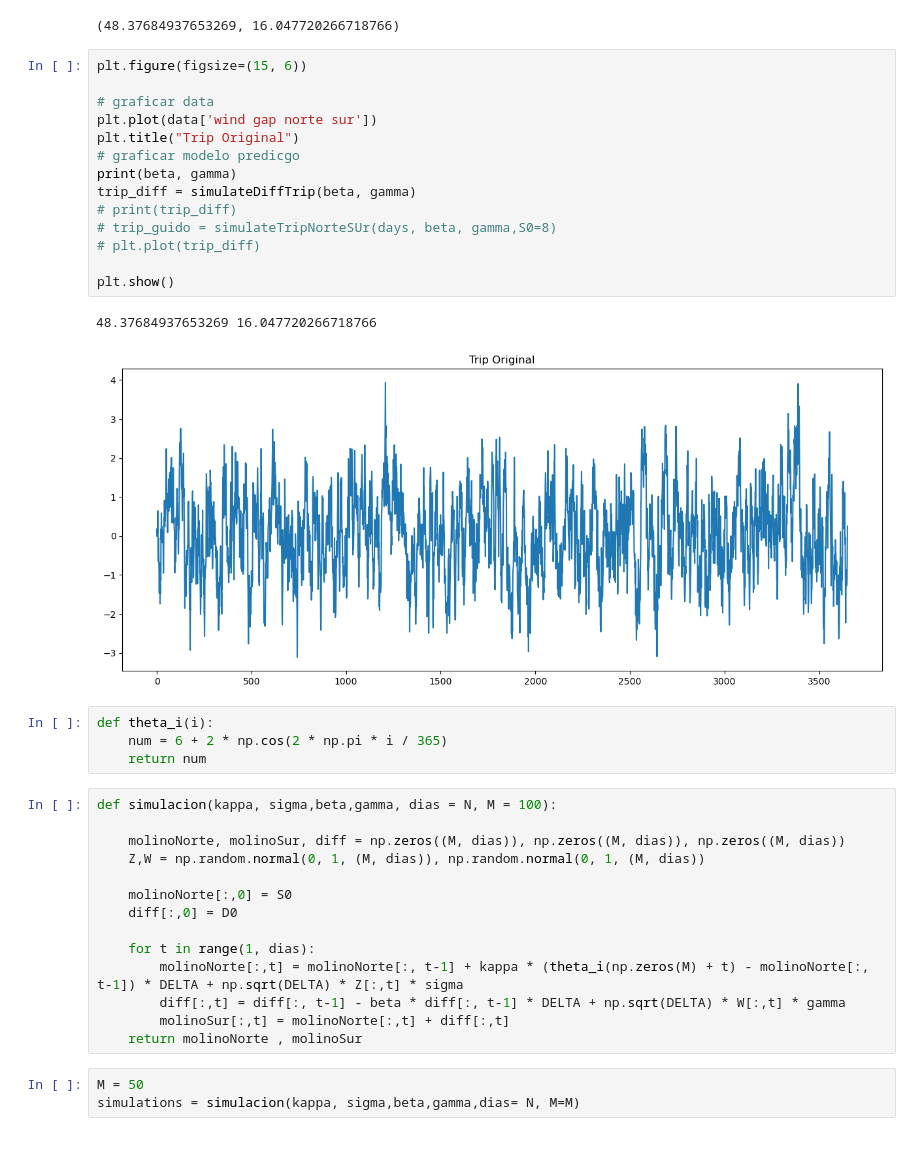
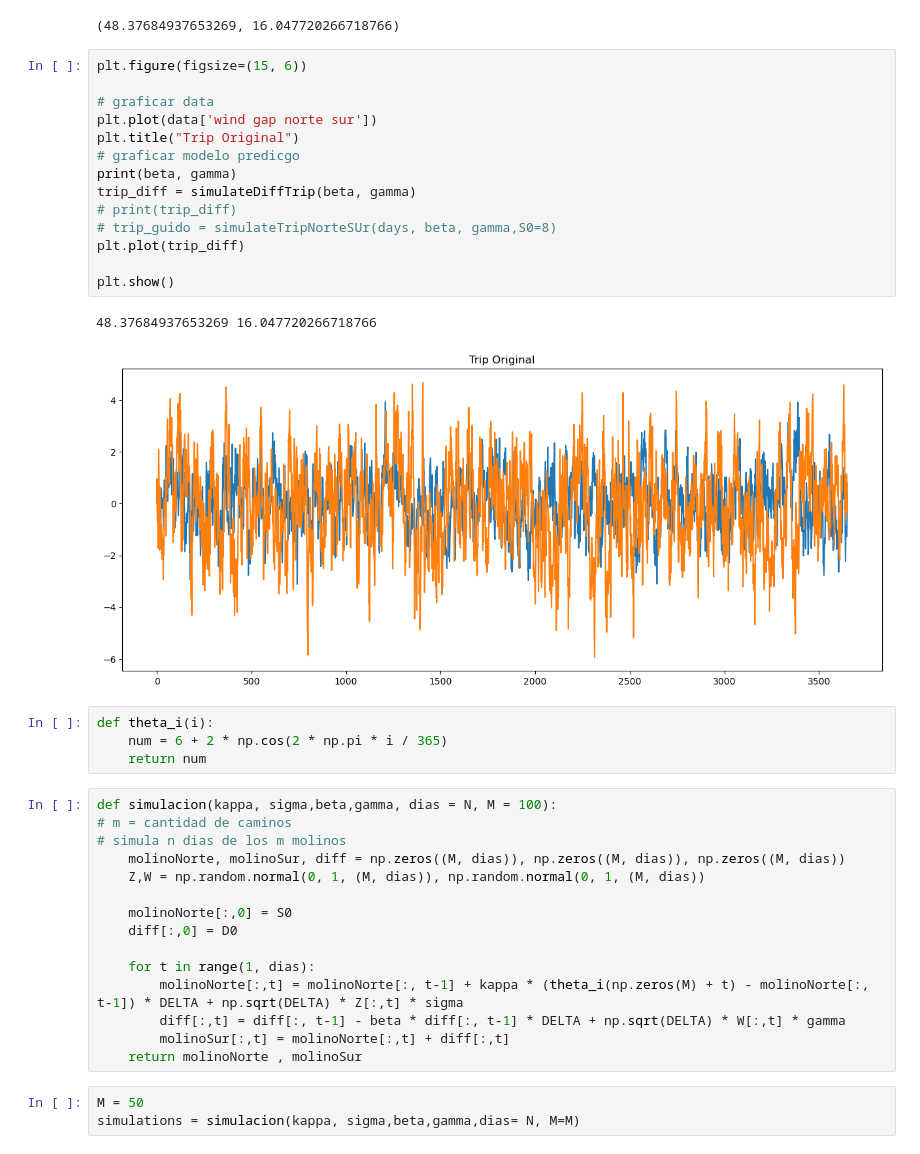
Before and after one commit to GuidoDSalem/TP---AplicacionesComputacionales, a Jupyter notebook: main.ipynb, the cells around one changed output. Drawn from its saved outputs; the diff is of its cells as text.

```diff
--- a/main.ipynb
+++ b/main.ipynb
@@ -238,27 +238,28 @@ beta, gamma
 # %%
 plt.figure(figsize=(15, 6))
 
 # graficar data
 plt.plot(data['wind gap norte sur'])
 plt.title("Trip Original")
 # graficar modelo predicgo
 print(beta, gamma)
 trip_diff = simulateDiffTrip(beta, gamma)
 # print(trip_diff)
 # trip_guido = simulateTripNorteSUr(days, beta, gamma,S0=8)
-# plt.plot(trip_diff)
+plt.plot(trip_diff)
 
 plt.show()
 # %% [output]
 48.37684937653269 16.047720266718766
-[figure, old version]
+[figure, new version]
 # %%
 def theta_i(i):
     num = 6 + 2 * np.cos(2 * np.pi * i / 365)
     return num
 # %%
 def simulacion(kappa, sigma,beta,gamma, dias = N, M = 100):
-
+# m = cantidad de caminos
+# simula n dias de los m molinos
     molinoNorte, molinoSur, diff = np.zeros((M, dias)), np.zeros((M, dias)), np.zeros((M, dias))
     Z,W = np.random.normal(0, 1, (M, dias)), np.random.normal(0, 1, (M, dias))
 
```
Also changed, not shown: parts of 10 cells of this notebook.
